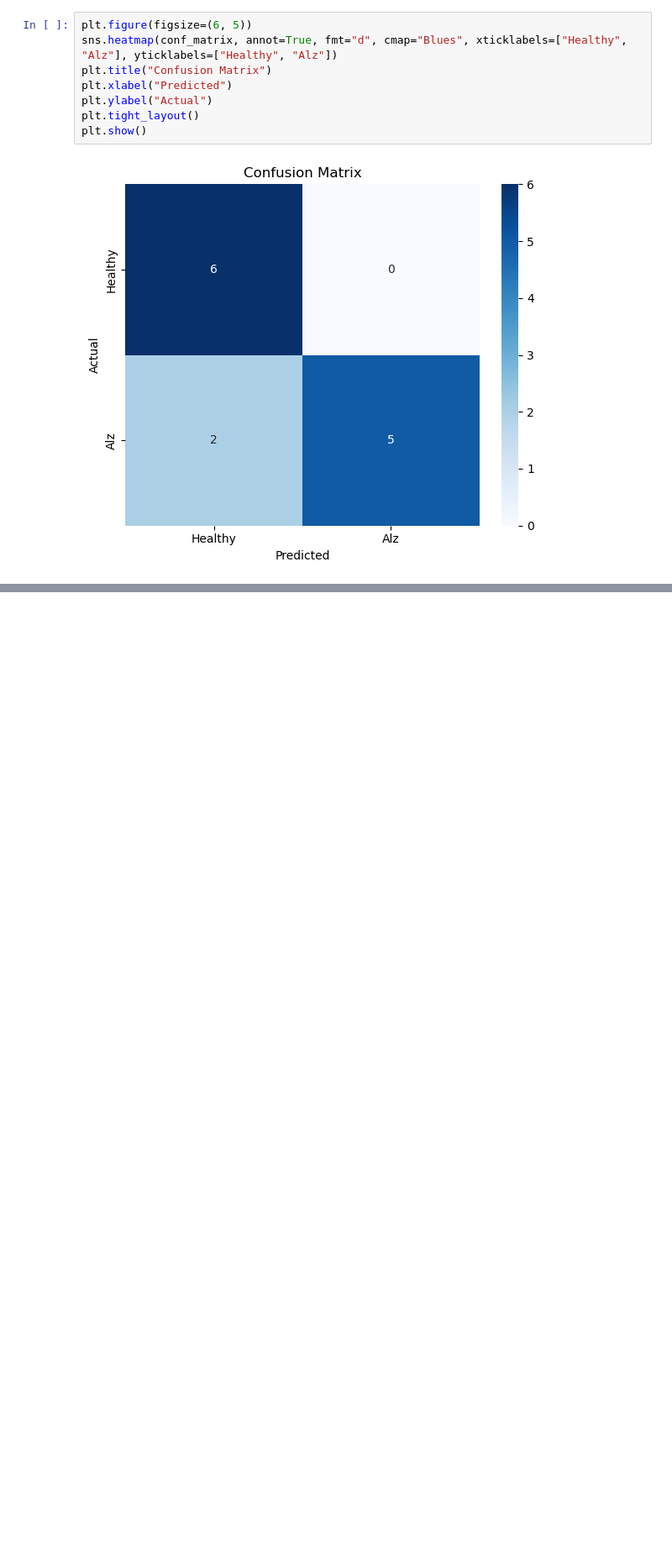
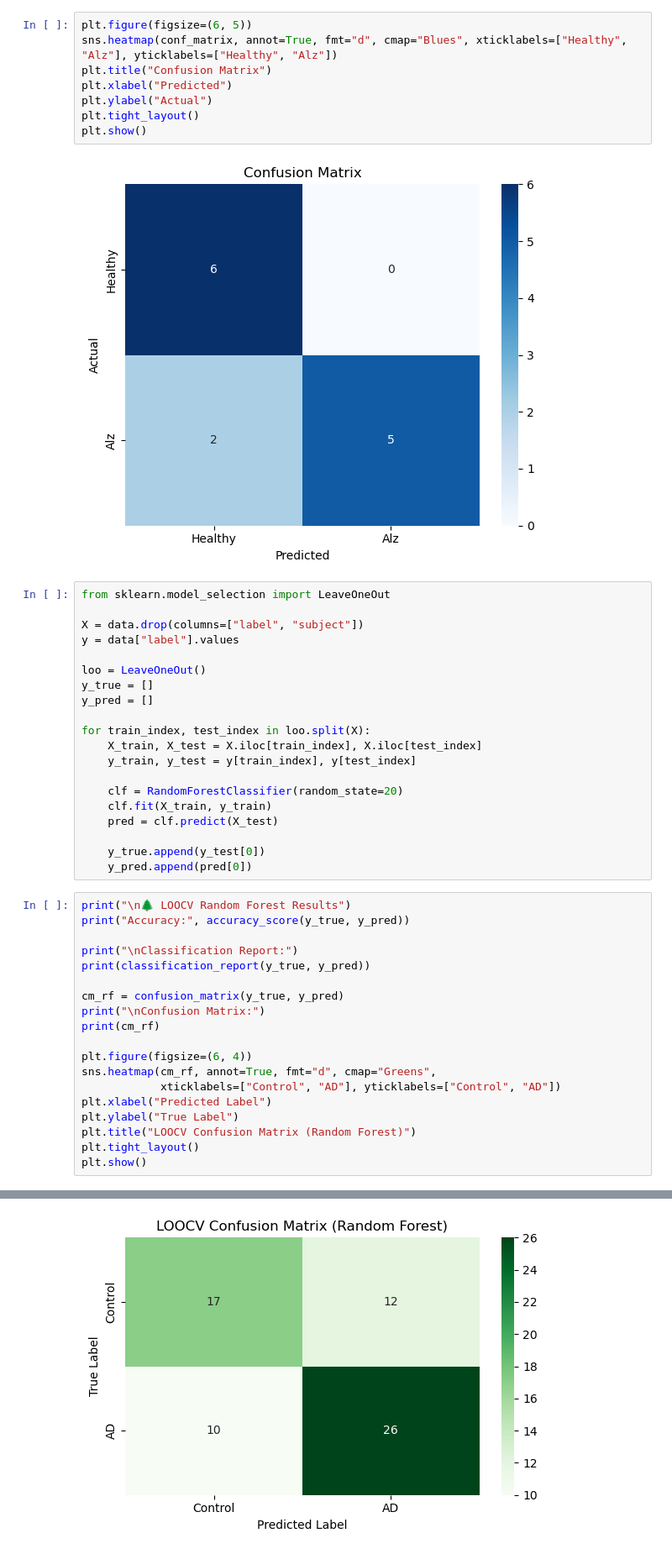
Before and after one commit to shreyasudan/AlzEEG-Classifier, a Jupyter notebook: Classifier Alz vs. Healthy.ipynb, the cells around one changed output, grey strips where cells are left out. Shown at 84% size. Cells and saved outputs as stored; diff of their text form; blank space fills up the shorter version.

```diff
--- a/Classifier Alz vs. Healthy.ipynb
+++ b/Classifier Alz vs. Healthy.ipynb
@@ -339,3 +396,43 @@ plt.tight_layout()
 plt.show()
 # %% [output]
 [figure]
+# %%
+from sklearn.model_selection import LeaveOneOut
+
+X = data.drop(columns=["label", "subject"])
+y = data["label"].values
+
+loo = LeaveOneOut()
+y_true = []
+y_pred = []
+
+for train_index, test_index in loo.split(X):
+    X_train, X_test = X.iloc[train_index], X.iloc[test_index]
+    y_train, y_test = y[train_index], y[test_index]
+
+    clf = RandomForestClassifier(random_state=20)
+    clf.fit(X_train, y_train)
+    pred = clf.predict(X_test)
+
+    y_true.append(y_test[0])
+    y_pred.append(pred[0])
+# %%
+print("\n🌲 LOOCV Random Forest Results")
+print("Accuracy:", accuracy_score(y_true, y_pred))
+
+print("\nClassification Report:")
+print(classification_report(y_true, y_pred))
+
+cm_rf = confusion_matrix(y_true, y_pred)
+print("\nConfusion Matrix:")
+print(cm_rf)
+
+plt.figure(figsize=(6, 4))
+sns.heatmap(cm_rf, annot=True, fmt="d", cmap="Greens",
+            xticklabels=["Control", "AD"], yticklabels=["Control", "AD"])
+plt.xlabel("Predicted Label")
+plt.ylabel("True Label")
+plt.title("LOOCV Confusion Matrix (Random Forest)")
+plt.tight_layout()
+plt.show()
+# %% [output]
@@ -341,0 +456 @@ plt.show()
+[figure, added]
```
Also changed, not shown: parts of 14 cells of this notebook.
